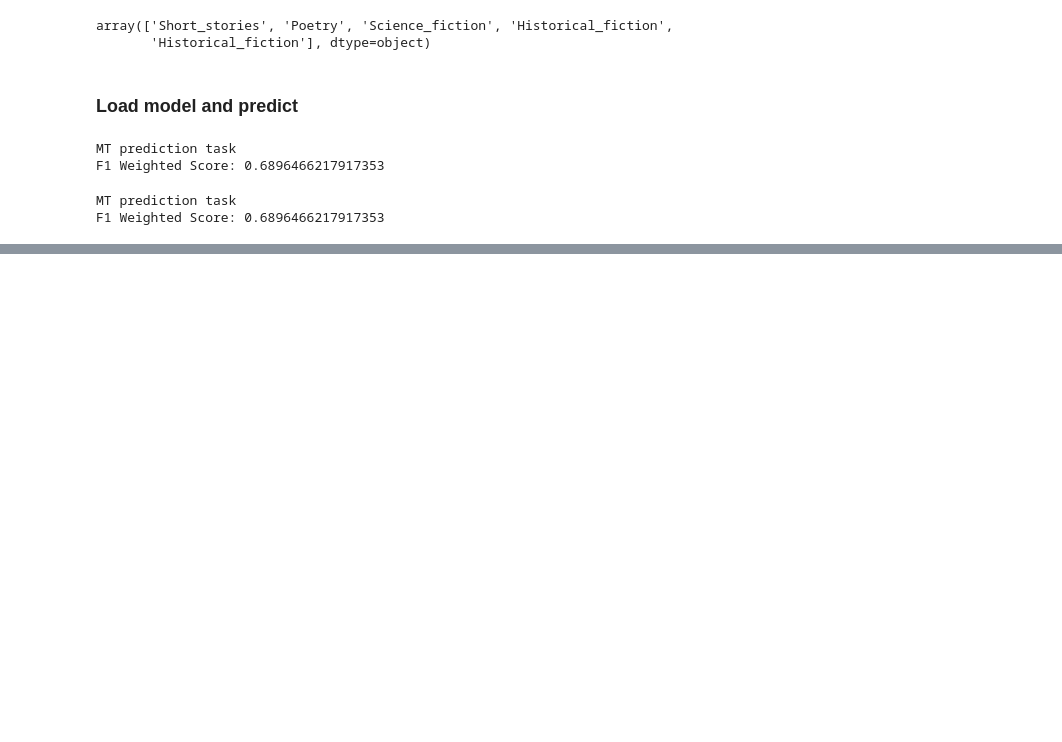
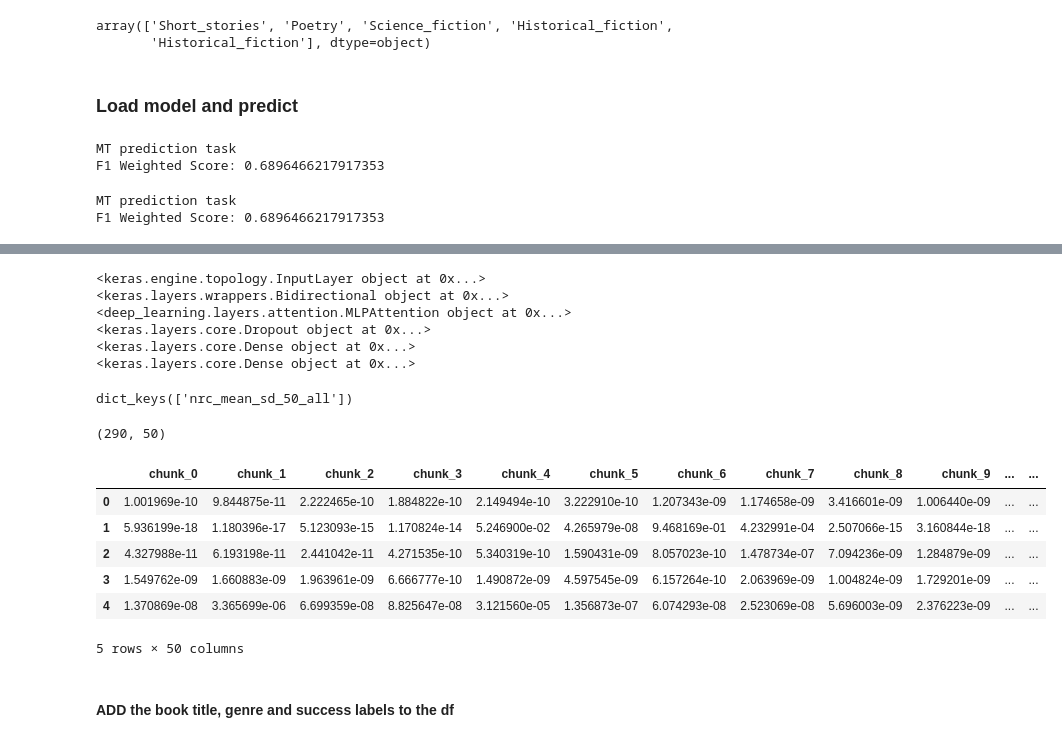
Before and after one commit to sjmaharjan/emotion_flow, a Jupyter notebook: code/EmotionFlow.ipynb, the cells around one changed output, grey strips where cells are left out. Cells and saved outputs as stored; diff of their text form; code cells hidden in the pictures; blank space fills up the shorter version.

```diff
--- a/code/EmotionFlow.ipynb
+++ b/code/EmotionFlow.ipynb
@@ -93,0 +97,25 @@ F1 Weighted Score: 0.6896466217917353
+# %%
+for layer in model.layers:
+    print (layer)
+# %% [output]
+<keras.engine.topology.InputLayer object at 0x...>
+<keras.layers.wrappers.Bidirectional object at 0x...>
+<deep_learning.layers.attention.MLPAttention object at 0x...>
+<keras.layers.core.Dropout object at 0x...>
+<keras.layers.core.Dense object at 0x...>
+<keras.layers.core.Dense object at 0x...>
+# %%
+from keras import backend as K
+
+inputs=X_train.keys()
+print (inputs)
+# %% [output]
+dict_keys(['nrc_mean_sd_50_all'])
+# %%
+## function to extract attention weights
+attention_func = K.function([model.get_layer(function_in).input for function_in in inputs]+[ K.learning_phase()], [model.layers[2].attention_param])
+attention = attention_func([X_test[function_in]  for function_in in inputs]+[ 0])[0]
+# %%
+attention.shape
+# %% [output]
+(290, 50)
@@ -93,0 +126,12 @@ F1 Weighted Score: 0.6896466217917353
+# %%
+df.head()
+# %% [output]
+|  | chunk_0 | chunk_1 | chunk_2 | chunk_3 | chunk_4 | chunk_5 | chunk_6 | chunk_7 | chunk_8 | chunk_9 | ... | ... |
+| 0 | 1.001969e-10 | 9.844875e-11 | 2.222465e-10 | 1.884822e-10 | 2.149494e-10 | 3.222910e-10 | 1.207343e-09 | 1.174658e-09 | 3.416601e-09 | 1.006440e-09 | ... | ... |
+| 1 | 5.936199e-18 | 1.180396e-17 | 5.123093e-15 | 1.170824e-14 | 5.246900e-02 | 4.265979e-08 | 9.468169e-01 | 4.232991e-04 | 2.507066e-15 | 3.160844e-18 | ... | ... |
+| 2 | 4.327988e-11 | 6.193198e-11 | 2.441042e-11 | 4.271535e-10 | 5.340319e-10 | 1.590431e-09 | 8.057023e-10 | 1.478734e-07 | 7.094236e-09 | 1.284879e-09 | ... | ... |
+| 3 | 1.549762e-09 | 1.660883e-09 | 1.963961e-09 | 6.666777e-10 | 1.490872e-09 | 4.597545e-09 | 6.157264e-10 | 2.063969e-09 | 1.004824e-09 | 1.729201e-09 | ... | ... |
+| 4 | 1.370869e-08 | 3.365699e-06 | 6.699359e-08 | 8.825647e-08 | 3.121560e-05 | 1.356873e-07 | 6.074293e-08 | 2.523069e-08 | 5.696003e-09 | 2.376223e-09 | ... | ... |
+5 rows × 50 columns
+# %% [markdown]
+#### ADD the book title, genre and success labels to the df
```
Also changed, not shown: parts of 10 cells of this notebook.
